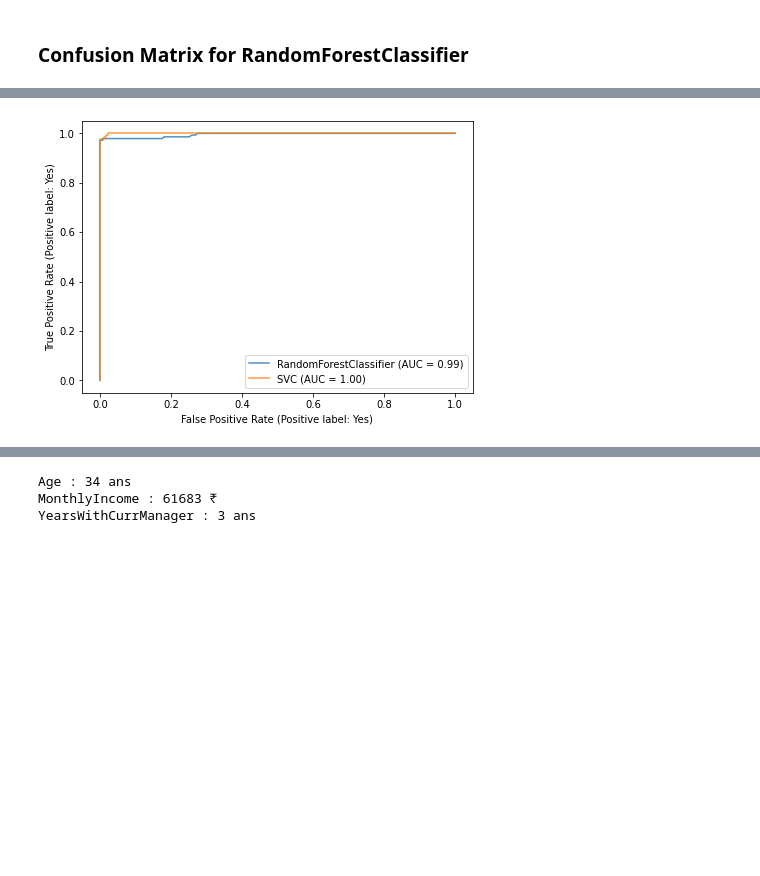
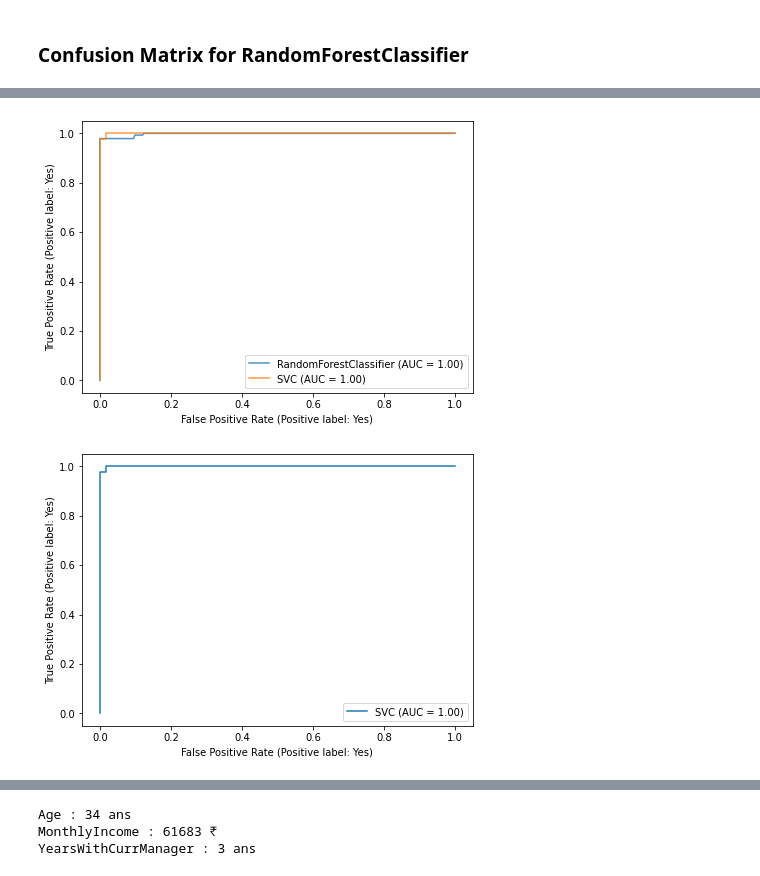
Before and after one commit to Killian-drh/Projet-HR-Analysis, a Jupyter notebook: NT_Projet_IA.ipynb, the cells around one changed output, grey strips where cells are left out. Drawn from its saved outputs; the diff is of its cells as text; code cells hidden in the pictures; blank space fills up the shorter version.

```diff
--- a/NT_Projet_IA.ipynb
+++ b/NT_Projet_IA.ipynb
@@ -1079,12 +1080,14 @@ plt.show()
 # %%
 from sklearn.metrics import plot_roc_curve
 
 ax = plt.gca()
+svc_disp = plot_roc_curve(best_model_svc, X_test, y_test)
 rfc_disp = plot_roc_curve(best_model_rfc, X_test, y_test, ax=ax, alpha=0.8)
 svc_disp.plot(ax=ax, alpha=0.8)
 plt.show()
 # %% [output]
-[figure, old version]
+[figure, new version]
+[figure, added]
 # %%
 best_model_rfc.predict(X_test)
 
```
Also changed, not shown: parts of 38 cells of this notebook.
